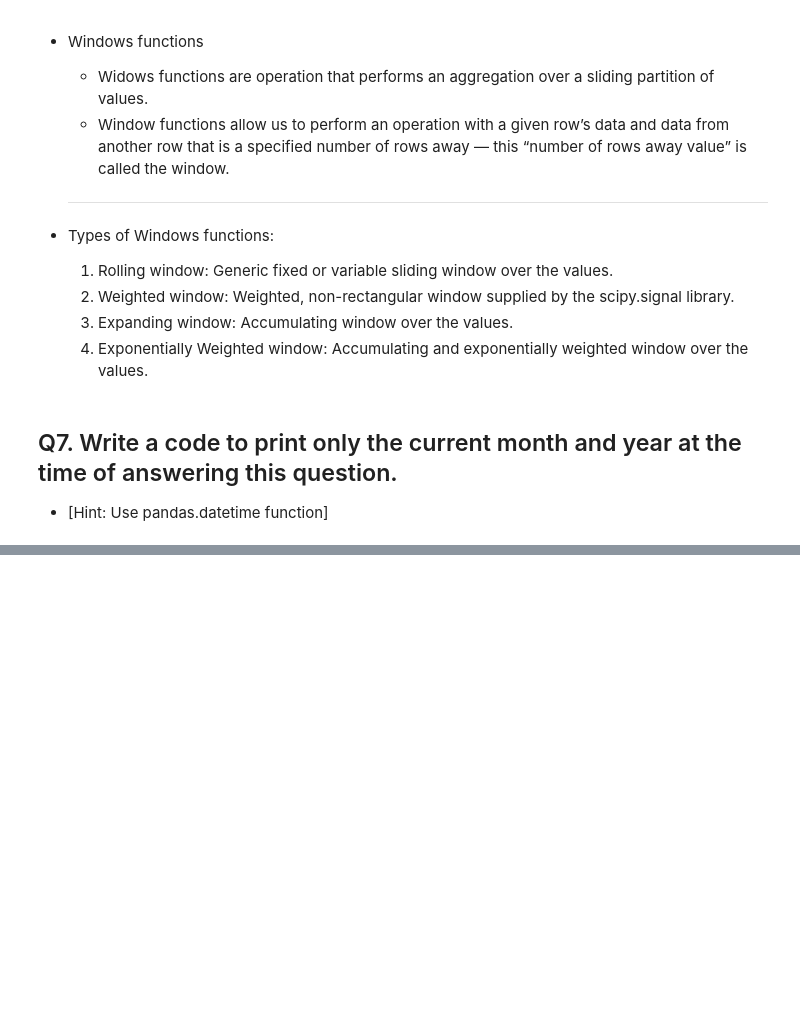
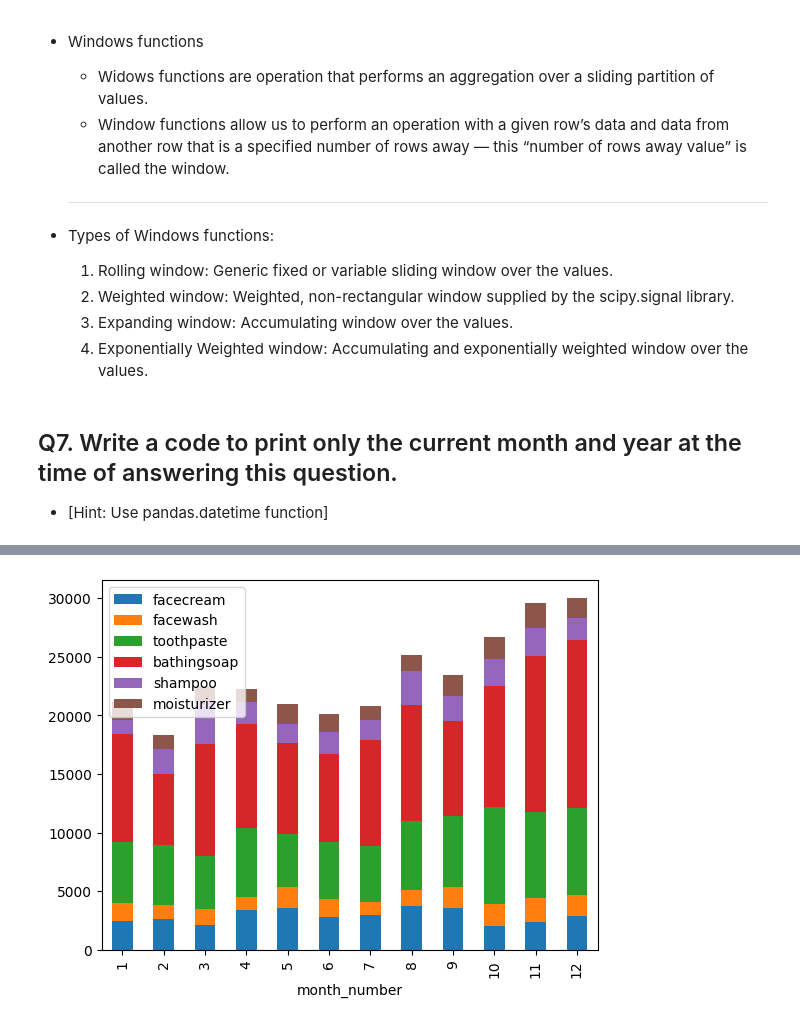
Before and after one commit to prshntshinde/pw-datascience, a Jupyter notebook: practice_sessions/pandas/feb-25-assignment.ipynb, the cells around one changed output, grey strips where cells are left out. Cells and saved outputs as stored; diff of their text form; code cells hidden in the pictures; blank space fills up the shorter version.

```diff
--- a/practice_sessions/pandas/feb-25-assignment.ipynb
+++ b/practice_sessions/pandas/feb-25-assignment.ipynb
@@ -142,0 +190,12 @@ pd.
+# %%
+
+def plot_chart():
+    file_path = input("Please enter the csv file path of Sales data:")
+    df = pd.read_csv(file_path)
+    df = df.set_index('month_number')
+    df.drop(['total_units', 'total_profit'], axis=1, inplace=True)
+    df.plot(kind='bar', stacked=True)
+
+plot_chart()
+# %% [output]
+[figure, added]
```
Also changed, not shown: parts of 15 cells of this notebook.
